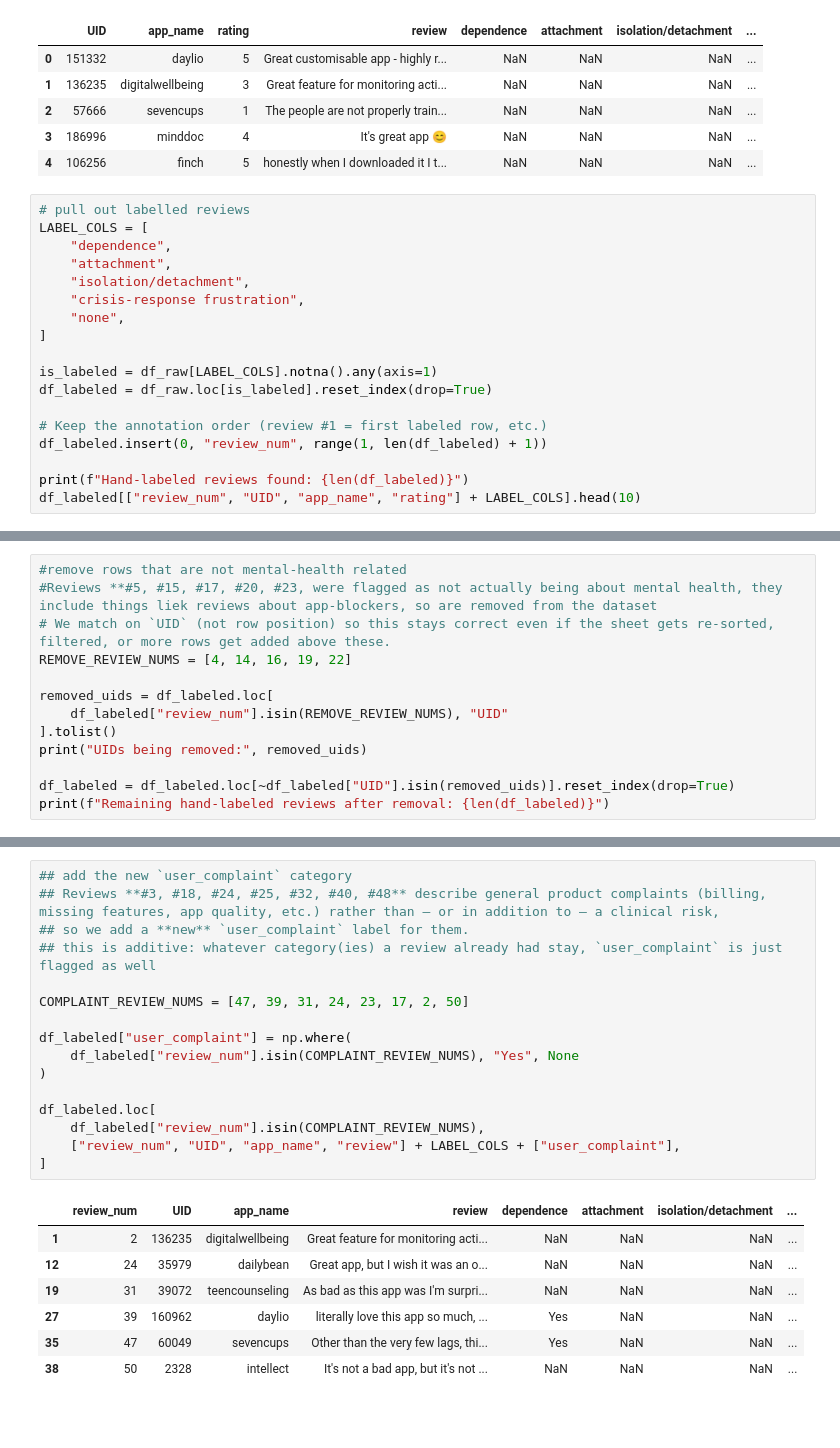
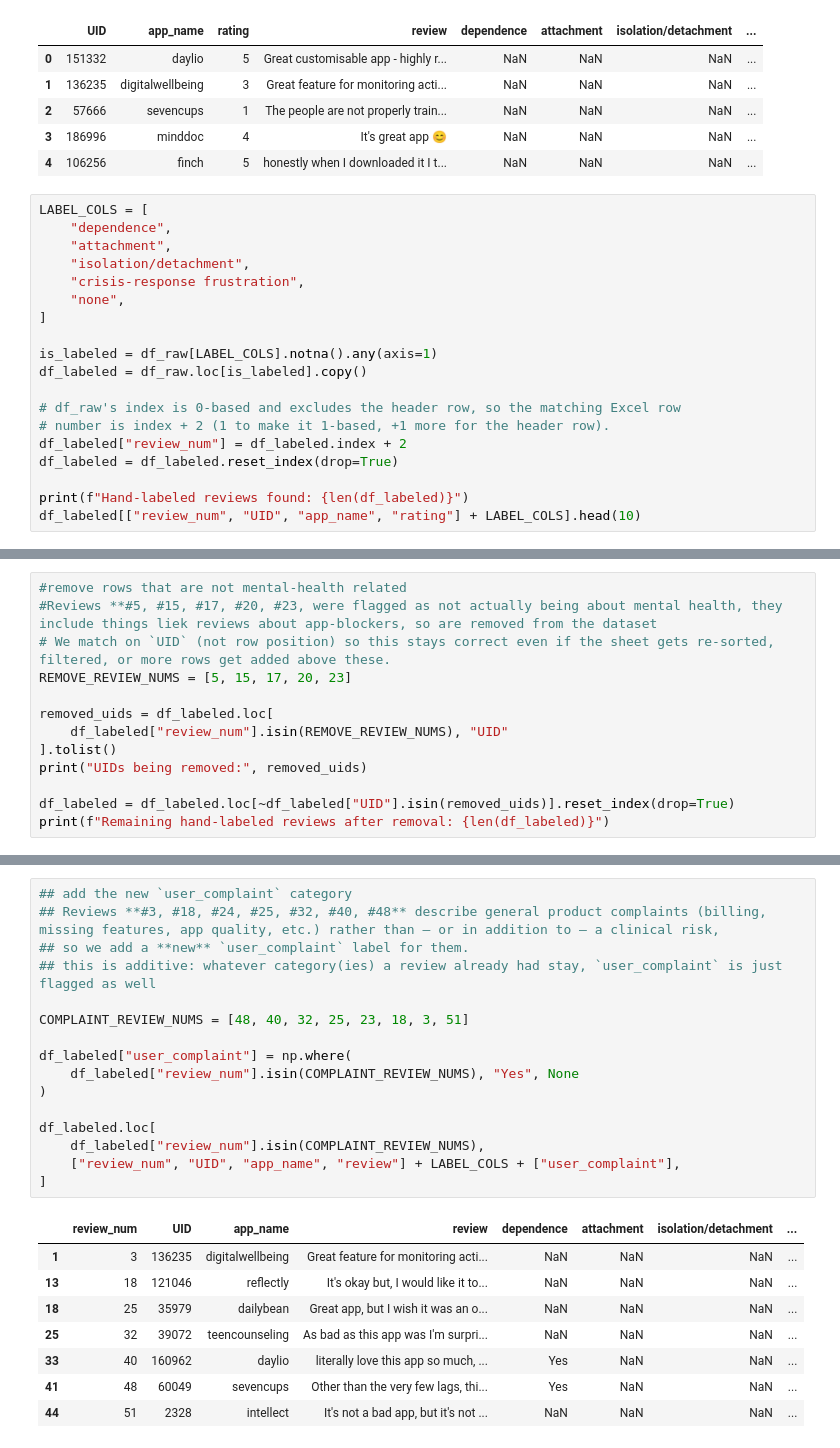
Before and after one commit to Break-Through-Tech/Cornell-1A-ai-companion-risk-radar, a Jupyter notebook: notebooks/multi_label_encoding.ipynb, the cells around one changed output, grey strips where cells are left out. Saved outputs shown, nothing was run; the diff lists cells and outputs as text; blank space fills up the shorter version.

```diff
--- a/notebooks/multi_label_encoding.ipynb
+++ b/notebooks/multi_label_encoding.ipynb
@@ -27,7 +27,6 @@ df_raw.head()
 | 3 | 186996 | minddoc | 4 | It's great app 😊 | NaN | NaN | NaN | ... |
 | 4 | 106256 | finch | 5 | honestly when I downloaded it I t... | NaN | NaN | NaN | ... |
 # %%
-# pull out labelled reviews
 LABEL_COLS = [
     "dependence",
     "attachment",
@@ -37,10 +36,12 @@ LABEL_COLS = [
 ]
 
 is_labeled = df_raw[LABEL_COLS].notna().any(axis=1)
-df_labeled = df_raw.loc[is_labeled].reset_index(drop=True)
+df_labeled = df_raw.loc[is_labeled].copy()
 
-# Keep the annotation order (review #1 = first labeled row, etc.)
-df_labeled.insert(0, "review_num", range(1, len(df_labeled) + 1))
+# df_raw's index is 0-based and excludes the header row, so the matching Excel row
+# number is index + 2 (1 to make it 1-based, +1 more for the header row).
+df_labeled["review_num"] = df_labeled.index + 2
+df_labeled = df_labeled.reset_index(drop=True)
 
 print(f"Hand-labeled reviews found: {len(df_labeled)}")
 df_labeled[["review_num", "UID", "app_name", "rating"] + LABEL_COLS].head(10)
@@ -61,7 +62,7 @@ Hand-labeled reviews found: 50
 #remove rows that are not mental-health related
 #Reviews **#5, #15, #17, #20, #23, were flagged as not actually being about mental health, they include things liek reviews about app-blockers, so are removed from the dataset
 # We match on `UID` (not row position) so this stays correct even if the sheet gets re-sorted, filtered, or more rows get added above these.
-REMOVE_REVIEW_NUMS = [4, 14, 16, 19, 22]
+REMOVE_REVIEW_NUMS = [5, 15, 17, 20, 23]
 
 removed_uids = df_labeled.loc[
     df_labeled["review_num"].isin(REMOVE_REVIEW_NUMS), "UID"
@@ -76,27 +77,28 @@ Remaining hand-labeled reviews after removal: 39
 # %%
 ## add the new `user_complaint` category
 ## Reviews **#3, #18, #24, #25, #32, #40, #48** describe general product complaints (billing, missing features, app quality, etc.) rather than — or in addition to — a clinical risk,
 ## so we add a **new** `user_complaint` label for them.
 ## this is additive: whatever category(ies) a review already had stay, `user_complaint` is just flagged as well
 
-COMPLAINT_REVIEW_NUMS = [47, 39, 31, 24, 23, 17, 2, 50]
+COMPLAINT_REVIEW_NUMS = [48, 40, 32, 25, 23, 18, 3, 51]
 
 df_labeled["user_complaint"] = np.where(
     df_labeled["review_num"].isin(COMPLAINT_REVIEW_NUMS), "Yes", None
 )
 
 df_labeled.loc[
     df_labeled["review_num"].isin(COMPLAINT_REVIEW_NUMS),
     ["review_num", "UID", "app_name", "review"] + LABEL_COLS + ["user_complaint"],
 ]
 # %% [output]
 |  | review_num | UID | app_name | review | dependence | attachment | isolation/detachment | ... |
-| 1 | 2 | 136235 | digitalwellbeing | Great feature for monitoring acti... | NaN | NaN | NaN | ... |
-| 12 | 24 | 35979 | dailybean | Great app, but I wish it was an o... | NaN | NaN | NaN | ... |
-| 19 | 31 | 39072 | teencounseling | As bad as this app was I'm surpri... | NaN | NaN | NaN | ... |
-| 27 | 39 | 160962 | daylio | literally love this app so much, ... | Yes | NaN | NaN | ... |
-| 35 | 47 | 60049 | sevencups | Other than the very few lags, thi... | Yes | NaN | NaN | ... |
-| 38 | 50 | 2328 | intellect | It's not a bad app, but it's not ... | NaN | NaN | NaN | ... |
+| 1 | 3 | 136235 | digitalwellbeing | Great feature for monitoring acti... | NaN | NaN | NaN | ... |
+| 13 | 18 | 121046 | reflectly | It's okay but, I would like it to... | NaN | NaN | NaN | ... |
+| 18 | 25 | 35979 | dailybean | Great app, but I wish it was an o... | NaN | NaN | NaN | ... |
+| 25 | 32 | 39072 | teencounseling | As bad as this app was I'm surpri... | NaN | NaN | NaN | ... |
+| 33 | 40 | 160962 | daylio | literally love this app so much, ... | Yes | NaN | NaN | ... |
+| 41 | 48 | 60049 | sevencups | Other than the very few lags, thi... | Yes | NaN | NaN | ... |
+| 44 | 51 | 2328 | intellect | It's not a bad app, but it's not ... | NaN | NaN | NaN | ... |
 # %%
 ## build multi-label targets
 ## for eevry review extract all categories/labels that were marked as yes, so one review may be classified into multiple categories/labels
```
Also changed, not shown: parts of 6 cells of this notebook, 1 other file.
